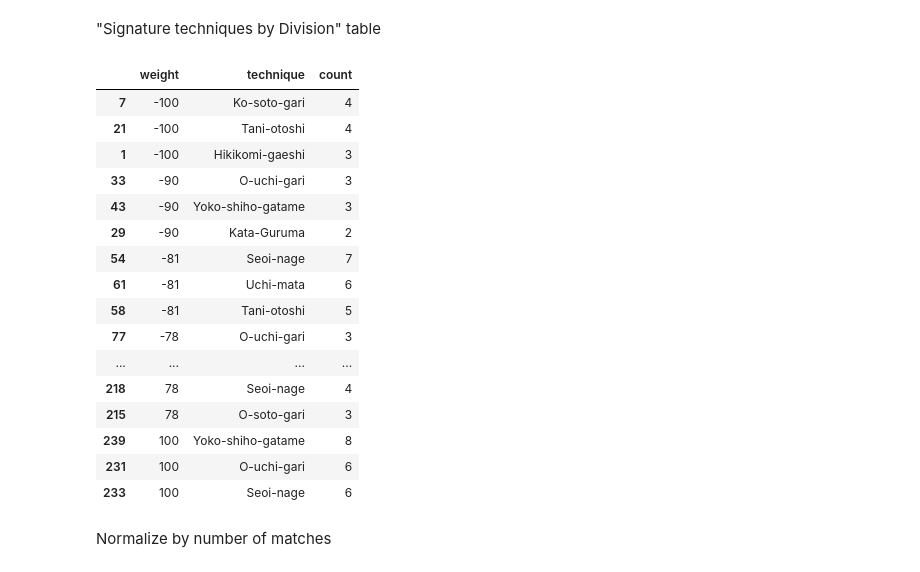
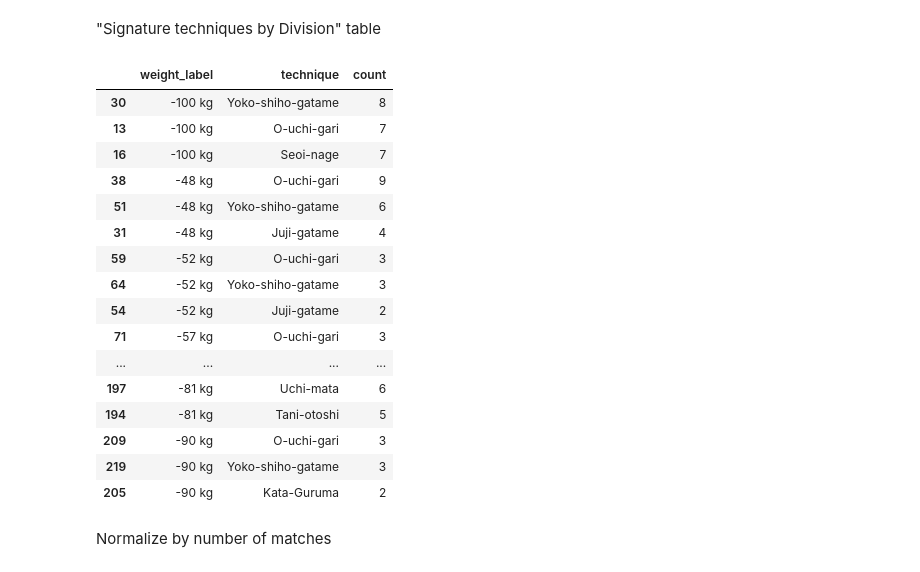
Before and after one commit to nimrodq/ijf-analytics, a Jupyter notebook: notebooks/judo_analysis.ipynb, the cells around one changed output. Saved outputs shown, nothing was run; the diff lists cells and outputs as text; code cells hidden in the pictures.

```diff
--- a/notebooks/judo_analysis.ipynb
+++ b/notebooks/judo_analysis.ipynb
@@ -413,6 +416,37 @@ technique_ranking.head(15)
 | Ko-soto-gake | 9 | 2 | 0.222222 |
 # %% [markdown]
 # Weight class differences
+# %%
+MEN_DIVISIONS = {
+    60: "-60 kg",
+    66: "-66 kg",
+    73: "-73 kg",
+    81: "-81 kg",
+    90: "-90 kg",
+    100: "-100 kg",
+    101: "100 kg"
+}
+
+WOMEN_DIVISIONS = {
+    48: "-48 kg",
+    52: "-52 kg",
+    57: "-57 kg",
+    63: "-63 kg",
+    70: "-70 kg",
+    78: "-78 kg",
+    79: "78 kg"
+}
+
+weight_labels = {
+    **MEN_DIVISIONS,
+    **WOMEN_DIVISIONS
+}
+
+technique_df["weight_label"] = (
+    technique_df["weight"]
+    .map(weight_labels)
+    .fillna(technique_df["weight"].astype(str) + " kg")
+)
 # %%
 weight_analysis = (
     technique_df
@@ -456,38 +490,38 @@ weight_analysis.sort_values(
 # %%
 top_by_weight = (
     technique_df
-    .groupby(["weight", "technique"])
+    .groupby(["weight_label", "technique"])
     .size()
     .reset_index(name="count")
 )
 
 top_by_weight = (
     top_by_weight
     .sort_values(
-        ["weight", "count"],
+        ["weight_label", "count"],
         ascending=[True, False]
     )
 )
 
-top_by_weight.groupby("weight").head(3)
+top_by_weight.groupby("weight_label").head(3)
 # %% [output]
-|  | weight | technique | count |
-| 7 | -100 | Ko-soto-gari | 4 |
-| 21 | -100 | Tani-otoshi | 4 |
-| 1 | -100 | Hikikomi-gaeshi | 3 |
-| 33 | -90 | O-uchi-gari | 3 |
-| 43 | -90 | Yoko-shiho-gatame | 3 |
-| 29 | -90 | Kata-Guruma | 2 |
-| 54 | -81 | Seoi-nage | 7 |
-| 61 | -81 | Uchi-mata | 6 |
-| 58 | -81 | Tani-otoshi | 5 |
-| 77 | -78 | O-uchi-gari | 3 |
+|  | weight_label | technique | count |
+| 30 | -100 kg | Yoko-shiho-gatame | 8 |
+| 13 | -100 kg | O-uchi-gari | 7 |
+| 16 | -100 kg | Seoi-nage | 7 |
+| 38 | -48 kg | O-uchi-gari | 9 |
+| 51 | -48 kg | Yoko-shiho-gatame | 6 |
+| 31 | -48 kg | Juji-gatame | 4 |
+| 59 | -52 kg | O-uchi-gari | 3 |
+| 64 | -52 kg | Yoko-shiho-gatame | 3 |
+| 54 | -52 kg | Juji-gatame | 2 |
+| 71 | -57 kg | O-uchi-gari | 3 |
 | ... | ... | ... | ... |
-| 218 | 78 | Seoi-nage | 4 |
-| 215 | 78 | O-soto-gari | 3 |
-| 239 | 100 | Yoko-shiho-gatame | 8 |
-| 231 | 100 | O-uchi-gari | 6 |
-| 233 | 100 | Seoi-nage | 6 |
+| 197 | -81 kg | Uchi-mata | 6 |
+| 194 | -81 kg | Tani-otoshi | 5 |
+| 209 | -90 kg | O-uchi-gari | 3 |
+| 219 | -90 kg | Yoko-shiho-gatame | 3 |
+| 205 | -90 kg | Kata-Guruma | 2 |
 # %% [markdown]
 Normalize by number of matches
 # %%
```
Also changed, not shown: parts of 9 cells of this notebook, 5 other files.
